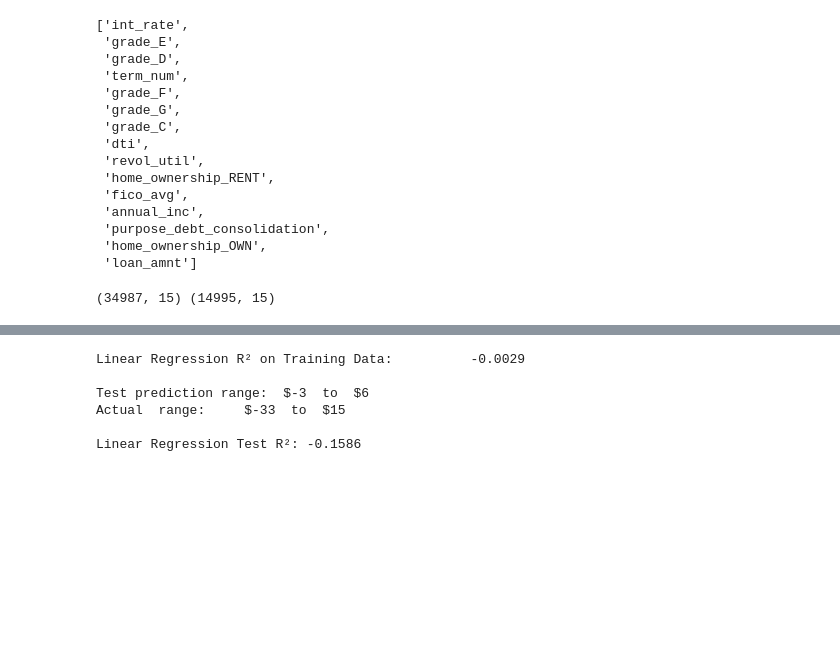
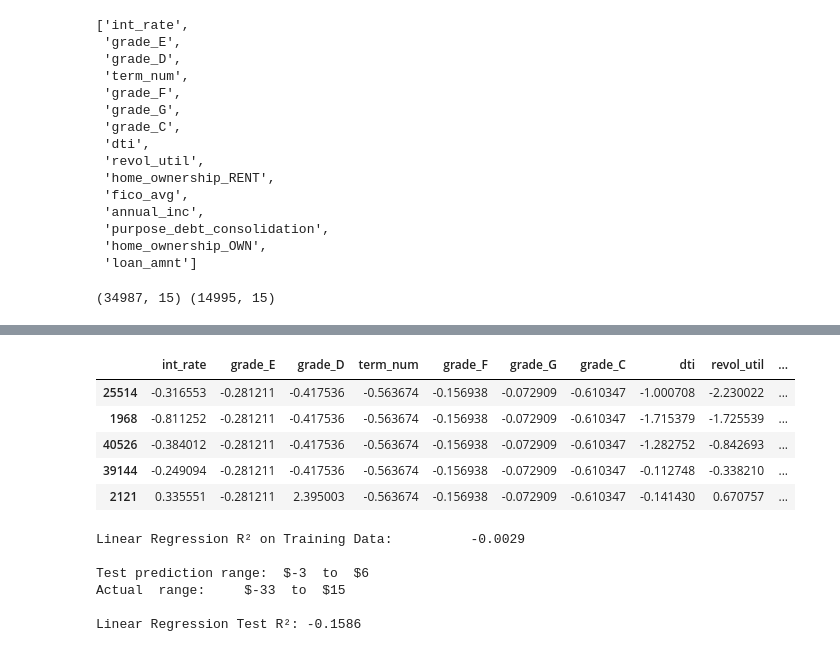
Before and after one commit to ol021/ml-api-project, a Jupyter notebook: Bucknell_Lending_Club_HistoricalLoan_Data.ipynb, the cells around one changed output, grey strips where cells are left out. Cells and saved outputs as stored; diff of their text form; code cells hidden in the pictures; blank space fills up the shorter version.

```diff
--- a/Bucknell_Lending_Club_HistoricalLoan_Data.ipynb
+++ b/Bucknell_Lending_Club_HistoricalLoan_Data.ipynb
@@ -846,3 +834,12 @@ test_X_std  = pd.DataFrame(scaler.transform(X_test_reduced),  columns=X_test_red
+# %%
+train_X_std.head()
+# %% [output]
+|  | int_rate | grade_E | grade_D | term_num | grade_F | grade_G | grade_C | dti | revol_util | ... |
+| 25514 | -0.316553 | -0.281211 | -0.417536 | -0.563674 | -0.156938 | -0.072909 | -0.610347 | -1.000708 | -2.230022 | ... |
+| 1968 | -0.811252 | -0.281211 | -0.417536 | -0.563674 | -0.156938 | -0.072909 | -0.610347 | -1.715379 | -1.725539 | ... |
+| 40526 | -0.384012 | -0.281211 | -0.417536 | -0.563674 | -0.156938 | -0.072909 | -0.610347 | -1.282752 | -0.842693 | ... |
+| 39144 | -0.249094 | -0.281211 | -0.417536 | -0.563674 | -0.156938 | -0.072909 | -0.610347 | -0.112748 | -0.338210 | ... |
+| 2121 | 0.335551 | -0.281211 | 2.395003 | -0.563674 | -0.156938 | -0.072909 | -0.610347 | -0.141430 | 0.670757 | ... |
 # %%
 lm = LinearRegression()
 lm.fit(train_X_std, train_y)
```
Also changed, not shown: parts of 19 cells of this notebook, 3 other files.
